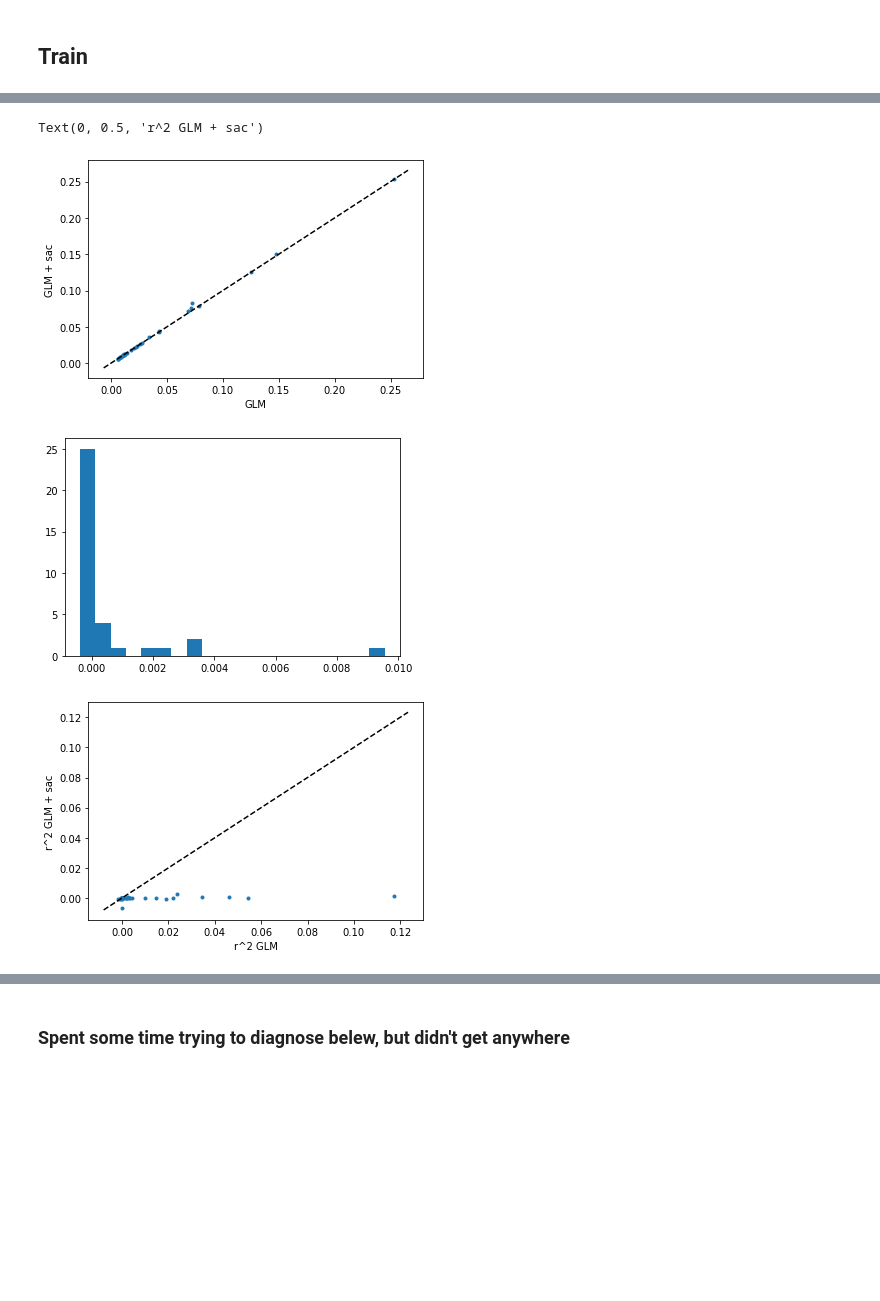
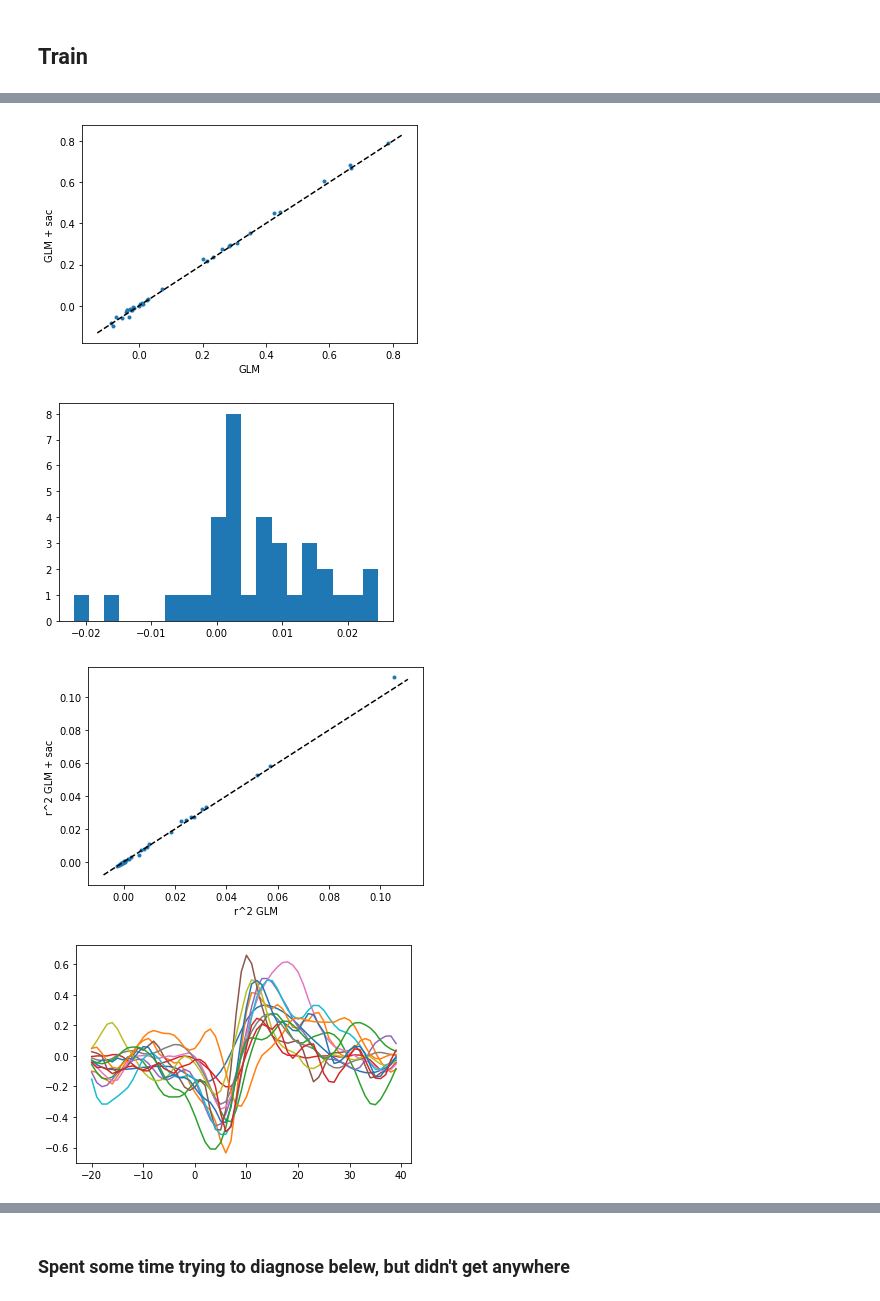
Before and after one commit to jcbyts/V1FreeViewingCode, a Jupyter notebook: Analysis/notebooks/TestSaccadeModulation.ipynb, the cells around one changed output, grey strips where cells are left out. Saved outputs shown, nothing was run; the diff lists cells and outputs as text; code cells hidden in the pictures; blank space fills up the shorter version.

```diff
--- a/Analysis/notebooks/TestSaccadeModulation.ipynb
+++ b/Analysis/notebooks/TestSaccadeModulation.ipynb
@@ -263,8 +276,7 @@ adam_params['learning_rate'] = 1e-3
 lbfgs_params = NDN.NDN.optimizer_defaults(opt_params={'use_gpu': True, 'display': True}, learning_alg='lbfgs')
 lbfgs_params['maxiter'] = 10000
 
-# Poisson is failing, try gaussian?
-noise_dist = 'gaussian'
+noise_dist = 'poisson'
 seed = 5
 optimizer = 'lbfgs'
 
@@ -504,17 +571,13 @@ array([0.6414887], dtype=float32)
 # %% [markdown]
 ## Train
 # %%
-# initialize with stimulus model
-# stimulus is the same
-ndn0.networks[0].layers[0].weights = deepcopy(glm.networks[0].layers[0].weights[:,cids])
-ndn0.networks[0].layers[0].biases = deepcopy(glm.networks[0].layers[0].biases[0,cids])
 
 
 # skip stimulus parameters
 v2f0 = ndn0.fit_variables(layers_to_skip=[[0], [],[0]], fit_biases=False)
 v2f0[-1][-1]['biases']=True
 
-_ = ndn0.train(input_data=[Xstim, XsacOn], output_data=Robs[:,cids], train_indxs=Uis, test_indxs=Xis,
+_ = ndn0.train(input_data=[Xstim, XsacOn], output_data=Robs[:,cids], train_indxs=Ui, test_indxs=Xi,
     learning_alg=optimizer, opt_params=opt_params, use_dropout=False, fit_variables=v2f0, silent=False)
 
 ndn1 = ndn0.copy_model()
@@ -522,0 +588,23 @@ print("Done")
+# %%
+reg_type = 'l1'
+reg_min=gt.find_best_reg(ndn0, input_data=[Xstim, XsacOn], output_data=Robs[:,cids],
+    train_indxs=Ui, test_indxs=Xi, reg_type=reg_type,ffnet_target=1,layer_target=0,
+    reg_vals=[1e-6, 1e-4, 1e-3, 1e-2, 1e-1],
+    fit_variables=v2f0,
+    opt_params=lbfgs_params, learning_alg='lbfgs')
+
+ndn0.set_regularization(reg_type=reg_type, reg_val=reg_min, ffnet_target=1, layer_target=0)
+
+
+reg_type = 'd2t'
+reg_min=gt.find_best_reg(ndn0, input_data=[Xstim, XsacOn], output_data=Robs[:,cids],
+    train_indxs=Ui, test_indxs=Xi, reg_type=reg_type,ffnet_target=1,layer_target=0,
+    reg_vals=[1e-3, 1e-2, 1e-1, 1, 5],
+    fit_variables=v2f0,
+    opt_params=lbfgs_params, learning_alg='lbfgs')
+
+ndn0.set_regularization(reg_type=reg_type, reg_val=reg_min, ffnet_target=1, layer_target=0)
+
+_ = ndn0.train(input_data=[Xstim, XsacOn], output_data=Robs[:,cids], train_indxs=Ui, test_indxs=Xi,
+    learning_alg=optimizer, opt_params=opt_params, use_dropout=False, fit_variables=v2f0, silent=False)
+print("Done")
@@ -542,31 +649,36 @@ f = plt.plot(ndn0.networks[1].layers[0].weights)
 # %%
-LLx0 = glm.eval_models(input_data=[Xstim], output_data=Robs, data_indxs=Tis, nulladjusted=null_adjusted)
-LLx1 = ndn0.eval_models(input_data=[Xstim, XsacOn], output_data=Robs[:,cids], data_indxs=Tis, nulladjusted=null_adjusted)
+LLx0 = glm.eval_models(input_data=[Xstim], output_data=Robs, data_indxs=Ti, nulladjusted=null_adjusted)
+LLx1 = ndn0.eval_models(input_data=[Xstim, XsacOn], output_data=Robs[:,cids], data_indxs=Ti, nulladjusted=null_adjusted)
 Rpred1 = ndn0.generate_prediction(input_data=[Xstim, XsacOn])
+Rpred0 = glm.generate_prediction(input_data=[Xstim])
 
 # rsquared (for gaussian model)
-r20 = U.r_squared(Robs, Rpred0, data_indxs=Tis)[cids]
-r21 = U.r_squared(Robs[:,cids], Rpred1, data_indxs=Tis)
+r20 = U.r_squared(Robs, Rpred0, data_indxs=Ti)[cids]
+r21 = U.r_squared(Robs[:,cids], Rpred1, data_indxs=Ti)
 
 plt.figure()
 plt.plot(LLx0[cids], LLx1, '.')
 plt.plot(plt.xlim(), plt.xlim(), 'k--')
 plt.xlabel('GLM')
 plt.ylabel('GLM + sac')
 
 plt.figure()
 f = plt.hist(LLx1 - LLx0[cids], 20)
 
 plt.figure()
 plt.plot(r20, r21, '.')
 plt.plot(plt.xlim(), plt.xlim(), 'k--')
 plt.xlabel('r^2 GLM')
 plt.ylabel('r^2 GLM + sac')
+
+plt.figure()
+xax = np.arange(-back_shifts, num_saclags-back_shifts, 1)
+f = plt.plot(xax,ndn0.networks[1].layers[0].weights[:,LLx1>.2])
 # %% [output]
-Text(0, 0.5, 'r^2 GLM + sac')
-[figure, old version]
+[figure, new version]
-[figure, old version]
+[figure, new version]
-[figure, old version]
+[figure, new version]
+[figure, added]
 # %%
 ev = np.where(sacon)[0]
 
```
Also changed, not shown: parts of 33 cells of this notebook, 20 other files.
